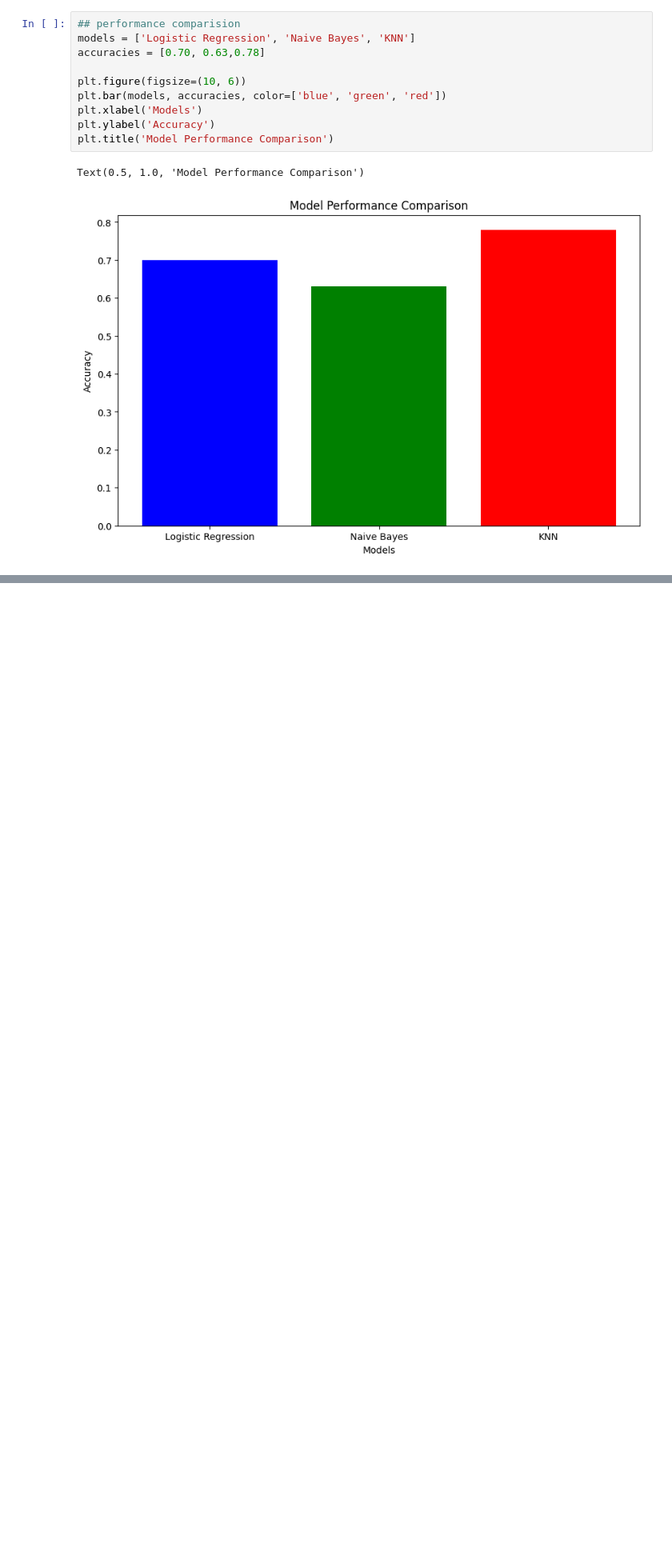
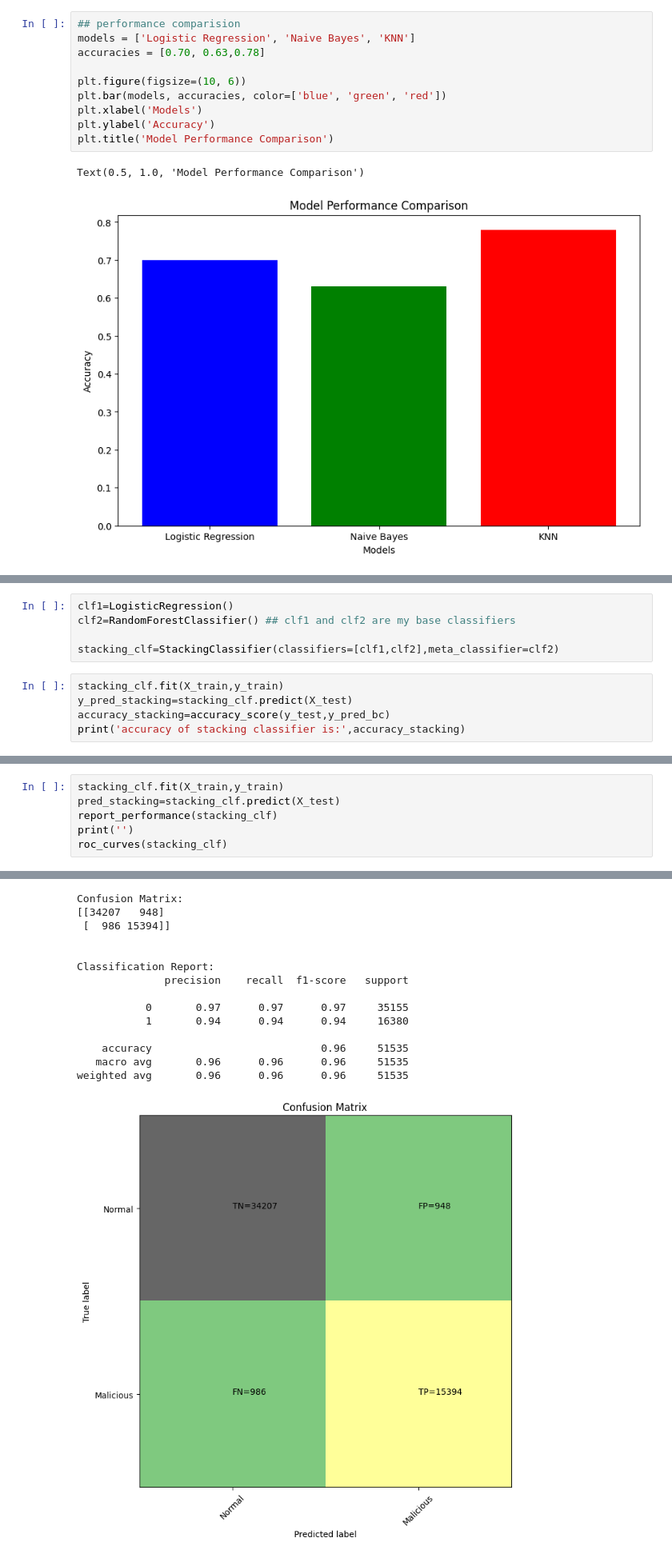
Before and after one commit to OluEgwudike/COMPARATIVE-ANALYSIS-OF-SUPERVISED-AND-ENSEMBLE-MODEL-FOR-DETECTING-MALICIOUS-ACTIVITIES, a Jupyter notebook: malicious_detection.ipynb, the cells around one changed output, grey strips where cells are left out. Shown: that part at 80% size. Drawn from its saved outputs; the diff is of its cells as text; blank space fills up the shorter version.

```diff
--- a/malicious_detection.ipynb
+++ b/malicious_detection.ipynb
@@ -520,0 +607,10 @@ Text(0.5, 1.0, 'Model Performance Comparison')
+# %%
+clf1=LogisticRegression()
+clf2=RandomForestClassifier() ## clf1 and clf2 are my base classifiers
+
+stacking_clf=StackingClassifier(classifiers=[clf1,clf2],meta_classifier=clf2)
+# %%
+stacking_clf.fit(X_train,y_train)
+y_pred_stacking=stacking_clf.predict(X_test)
+accuracy_stacking=accuracy_score(y_test,y_pred_bc)
+print('accuracy of stacking classifier is:',accuracy_stacking)
@@ -520,0 +626,7 @@ Text(0.5, 1.0, 'Model Performance Comparison')
+# %%
+stacking_clf.fit(X_train,y_train)
+pred_stacking=stacking_clf.predict(X_test)
+report_performance(stacking_clf)
+print('')
+roc_curves(stacking_clf)
+# %% [output]
@@ -520,0 +640,15 @@ Text(0.5, 1.0, 'Model Performance Comparison')
+Confusion Matrix:
+[[34207   948]
+ [  986 15394]]
+
+
+Classification Report:
+              precision    recall  f1-score   support
+
+           0       0.97      0.97      0.97     35155
+           1       0.94      0.94      0.94     16380
+
+    accuracy                           0.96     51535
+   macro avg       0.96      0.96      0.96     51535
+weighted avg       0.96      0.96      0.96     51535
+[figure, added]
```
Also changed, not shown: parts of 17 cells of this notebook.
